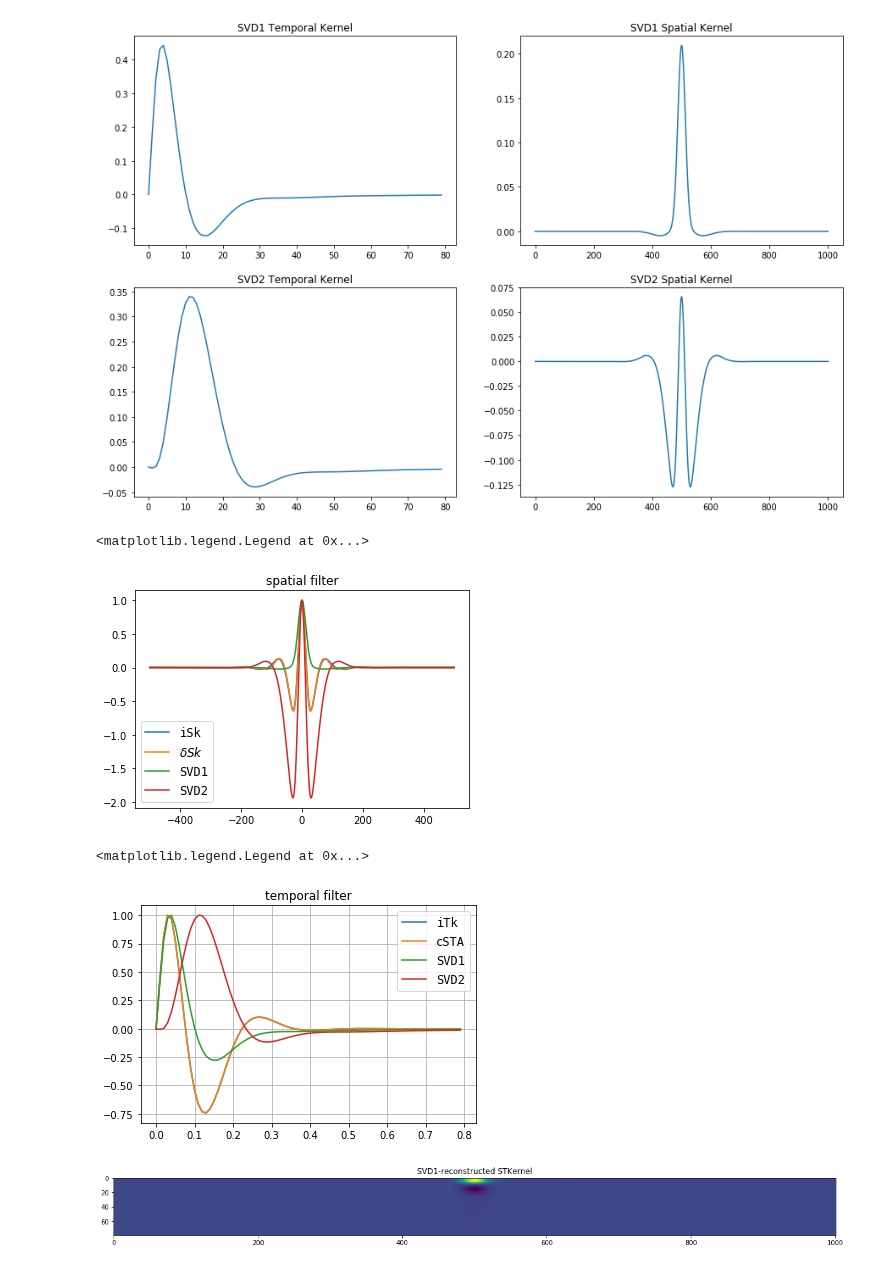
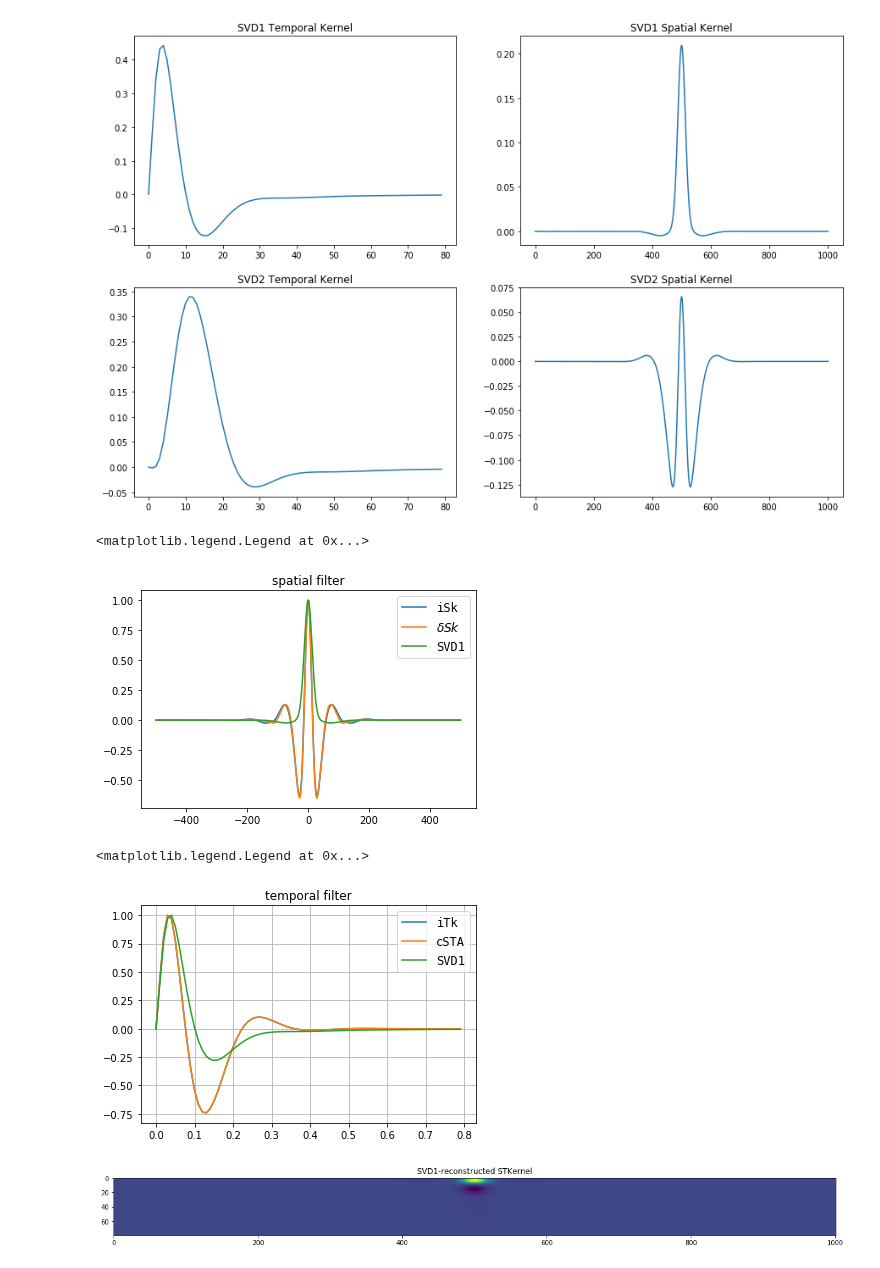
Before and after one commit to llincooi/retina_python, a Jupyter notebook: MB_FB_model/Show_spatial_filter (2D crosscorrelation)-RF-delta-Copy3.ipynb, the cells around one changed output. Drawn from its saved outputs; the diff is of its cells as text; code cells hidden in the pictures.

```diff
--- a/MB_FB_model/Show_spatial_filter (2D crosscorrelation)-RF-delta-Copy3.ipynb
+++ b/MB_FB_model/Show_spatial_filter (2D crosscorrelation)-RF-delta-Copy3.ipynb
@@ -341,21 +342,21 @@ fig.set_size_inches(15, 10)
 # %%
 plt.plot(space_window, iSk/max(iSk), label = 'iSk')
 plt.plot(space_window, delSK/max(delSK), label = r'$\delta Sk$')
 plt.plot(space_window, VT[0,:]/max(VT[0,:]), label = 'SVD1')
-plt.plot(space_window, VT[1,:]/max(VT[1,:]), label = 'SVD2')
+# plt.plot(space_window, VT[1,:]/max(VT[1,:]), label = 'SVD2')
 
 plt.title('spatial filter')
 plt.legend(loc='best', prop={'size': 'large', 'family': 'monospace'})
 
 # plt.xlim([-30, 30])
 # %% [output]
 <matplotlib.legend.Legend at 0x...>
-[figure, old version]
+[figure, new version]
 # %%
 plt.plot(TKtaxis, iTk/max(iTk))
 plt.plot(TKtaxis, delTK/max(delTK))
 plt.plot(TKtaxis, U[:,0]/max(U[:,0]))
-plt.plot(TKtaxis, U[:,1]/max(U[:,1]))
+# plt.plot(TKtaxis, U[:,1]/max(U[:,1]))
 plt.grid()
 
 plt.title('temporal filter')
@@ -363,7 +364,7 @@ plt.title('temporal filter')
 plt.legend( ('iTk', 'cSTA', 'SVD1', 'SVD2'), loc='best', prop={'size': 'large', 'family': 'monospace'})
 # %% [output]
 <matplotlib.legend.Legend at 0x...>
-[figure, old version]
+[figure, new version]
 # %%
 cSVD = 0
 SVD_STkernel = np.matmul(U[:,cSVD][:, np.newaxis], VT[cSVD,:][np.newaxis, :])
```
Also changed, not shown: parts of 17 cells of this notebook, 1 other file.
